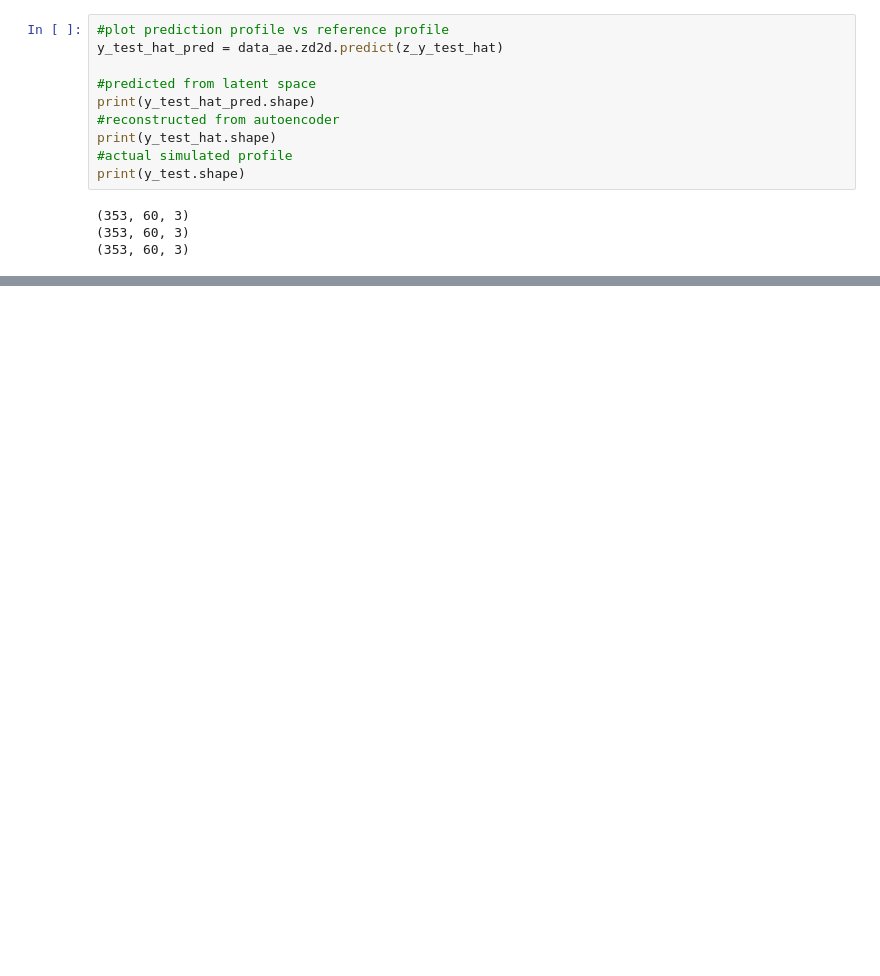
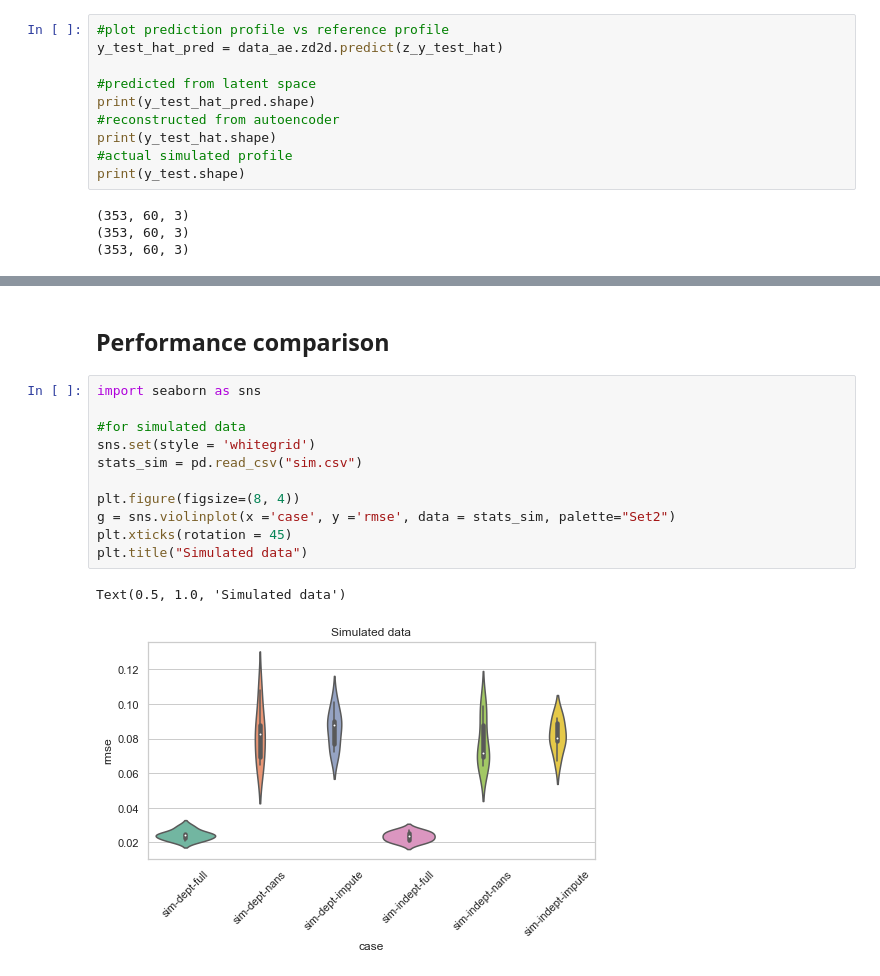
Before and after one commit to rsyamil/latent-space-xgboost, a Jupyter notebook: field-case/fcnn-vector-case-1.ipynb, the cells around one changed output, grey strips where cells are left out. Drawn from its saved outputs; the diff is of its cells as text; blank space fills up the shorter version.

```diff
--- a/field-case/fcnn-vector-case-1.ipynb
+++ b/field-case/fcnn-vector-case-1.ipynb
@@ -207,0 +208,16 @@ for case in cases:
+# %% [markdown]
+## Performance comparison
+# %%
+import seaborn as sns
+
+#for simulated data
+sns.set(style = 'whitegrid')
+stats_sim = pd.read_csv("sim.csv")
+
+plt.figure(figsize=(8, 4))
+g = sns.violinplot(x ='case', y ='rmse', data = stats_sim, palette="Set2")
+plt.xticks(rotation = 45)
+plt.title("Simulated data")
+# %% [output]
+Text(0.5, 1.0, 'Simulated data')
+[figure, added]
```
Also changed, not shown: parts of 8 cells of this notebook, 3 other files.
